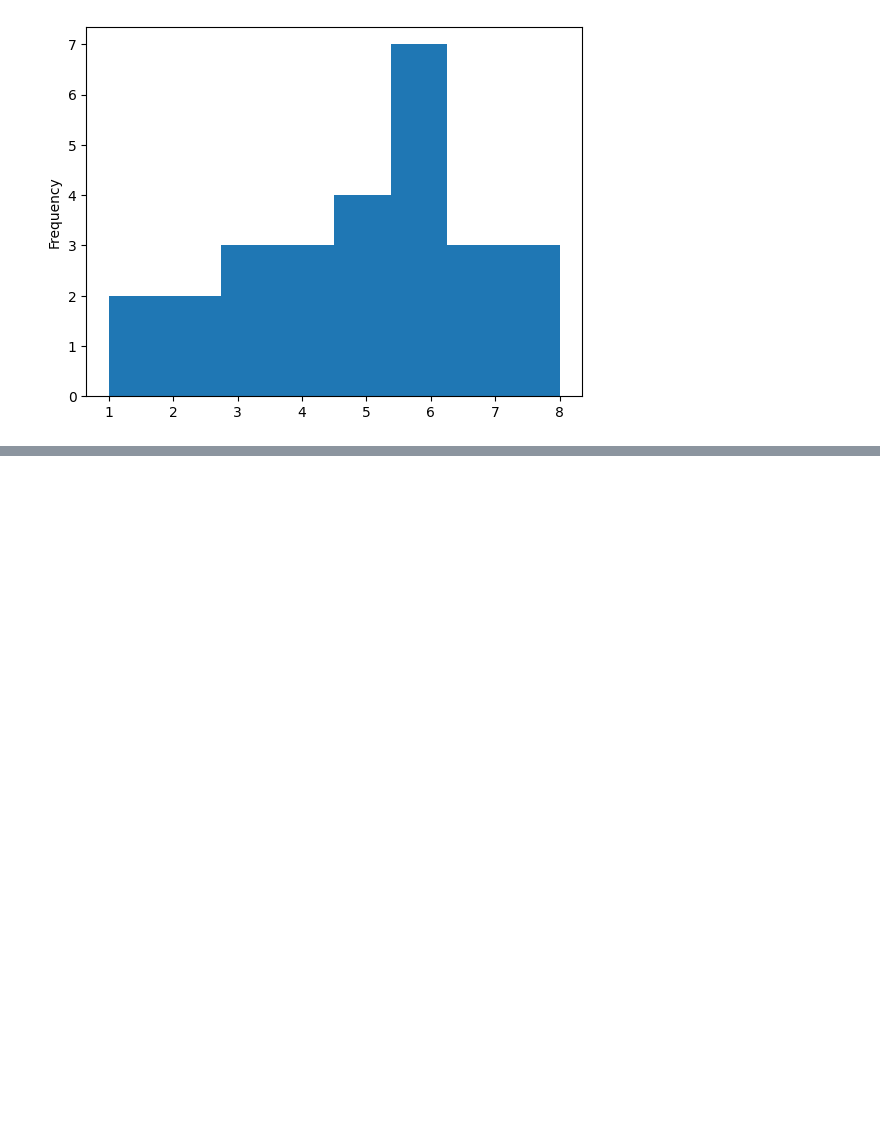
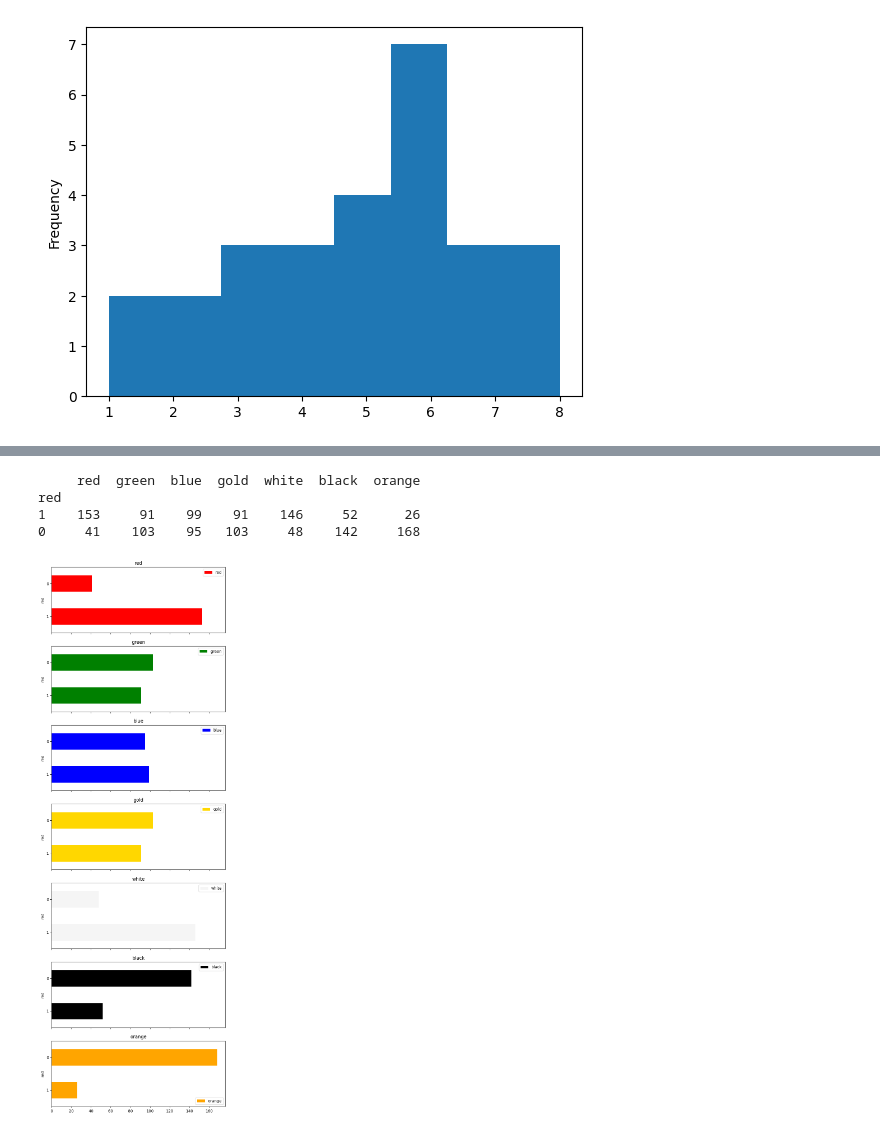
Before and after one commit to RafaelGBarros/CARDSI, a Jupyter notebook: aula_03-09.ipynb, the cells around one changed output, grey strips where cells are left out. Saved outputs shown, nothing was run; the diff lists cells and outputs as text; code cells hidden in the pictures; blank space fills up the shorter version.

```diff
--- a/aula_03-09.ipynb
+++ b/aula_03-09.ipynb
@@ -83,5 +86,5 @@ plt.show()
 # %%
-flags = pd.read_csv('./flags.csv')
+flags = pd.read_csv('./dados/flags.csv')
 # %%
 print(flags.shape)
 #flags.head()
@@ -109,0 +95,27 @@ botright
+# %%
+i = 0
+for c in flags .columns:
+    i += 1
+    att = flags[c]
+    att_dtype = att.dtype
+    att_tam_dominio = att.unique().size #Tamanho do Dominio
+    att_tem_nulo = any(att.isnull())
+    if(att_tam_dominio < 8):
+        print('('+str(i)+') atributo: ', c, '\t',
+              'dtype: ', att_dtype, '\t',
+              'nulos: ', att_tem_nulo, '\n',
+              'Dominio: ', att.unique() )
+    else:
+        if(att_dtype == 'object'):
+            print('('+str(i)+') atributo: ', c, '\t',
+                  'dtype: ', att_dtype, '\t',
+                  'nulos: ', att_tem_nulo, '\n',
+                  'Dominio: ', att.unique()[0:8] )
+        else:
+            print('('+str(i)+') atributo: ', c, '\t',
+                  'dtype: ', att_dtype, '\t',
+                  'nulos: ', att_tem_nulo, '\n',
+                  'min: ', att.min(), '\t',
+                  'max: ', att.max(), '\t',
+                  'media: ', round(att.mean(),2), '\t',
+                  'd.p: ', round(att.std(),2))
@@ -109,0 +140,19 @@ botright
+# %%
+df_cores = pd.DataFrame()
+
+for c in flags.columns:
+    if c in ['red', 'green', 'blue', 'gold', 'white', 'black','orange']:
+        df_cores[c] = flags[c].value_counts()
+print(df_cores)
+# %% [output]
+     red  green  blue  gold  white  black  orange
+red
+1    153     91    99    91    146     52      26
+0     41    103    95   103     48    142     168
+# %%
+lst_cores = ['red', 'green', 'blue', 'gold', 'whitesmoke', 'black','orange']
+
+df_cores.plot(kind='barh', subplots=True, figsize=(8,25), color=lst_cores)
+plt.show()
+# %% [output]
+[figure, added]
```
Also changed, not shown: parts of 3 cells of this notebook, 1 other file.
